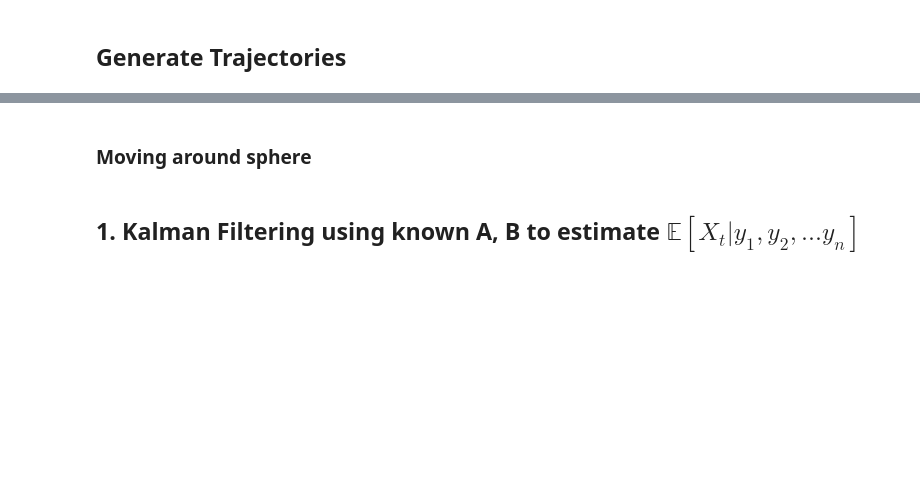
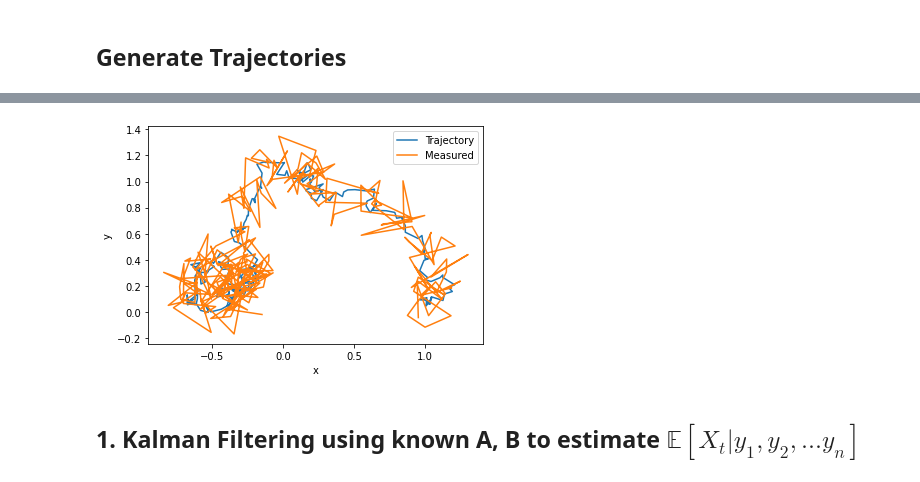
Before and after one commit to ssanghavi404/transformers-dynamical-systems, a Jupyter notebook: Baselines_tests.ipynb, the cells around one changed output, grey strips where cells are left out. Saved outputs shown, nothing was run; the diff lists cells and outputs as text; code cells hidden in the pictures; blank space fills up the shorter version.

```diff
--- a/Baselines_tests.ipynb
+++ b/Baselines_tests.ipynb
@@ -7,16 +7,14 @@ import torch
 torch.set_default_tensor_type(torch.DoubleTensor)
 rng = np.random.default_rng()
 
-import matplotlib.pyplot as plt
+from utils import *
 from trajectories import *
 
+CUT = 5 # cutoff the first few datapoints because they have too much noise so it is not a fair comparison.
 T = 250 # how long to simulate the trajectory # 100
-CUT = 5 # cutoff the first 5 elements of the trajectory
-state_dim = 2 # Dimension of the state-space
-input_dim = 1 # Dimension of inputs
-obs_dim = 2
-num_traj_train = 100; num_traj_test = 20
-num_traj = num_traj_train + num_traj_test
+# num_traj_train = 100; num_traj_test = 20
+# num_traj = num_traj_train + num_traj_test
+num_traj = 1
 # %% [markdown]
 # State Estimation: Continuous State Space
 
@@ -32,7 +28,8 @@ $\vec{y}_t = C\vec{x}_t + \vec{v}_t$ is Observation Model, where $\vec{v}_t \sim
 # %%
-A, B, C, Q, R, x0 = circular_traj_params()
+task_name = 'circular' # Choose from'circular', 'motion', 'so3', or 'accel'
+A, B, C, Q, R, x0, state_dim, input_dim, obs_dim = sys_params[task_name]
 u_seq = 0.05 * (rng.random(size=(num_traj, T, input_dim))*2 - 1)
-traj, meas = generate_traj(num_traj, T, A, B, C, Q, R, x0, u_seq)
+traj, meas = generate_traj(num_traj, T, A, B, C, Q, R, x0, u_seq, state_dim, input_dim, obs_dim)
 # traj  has shape=(num_traj, T, state_dim)
 # meas  has shape=(num_traj, T, obs_dim)
 # u_seq has shape=(num_traj, T, input_dim)
@@ -54,5 +35,0 @@ plt.show()
-# %%
-state_dim=2; input_dim=1; obs_dim=1
-A, B, C, Q, R, x0 = motion_traj_params()
-u_seq = np.zeros(shape=(num_traj, T, input_dim))
-traj, meas = generate_traj(num_traj, T, A, B, C, Q, R, x0, u_seq)
@@ -71,8 +35,0 @@ plt.show()
-# %% [markdown]
-### Moving around sphere
-# %%
-state_dim=3; input_dim=1; obs_dim=3
-num_traj=10
-A, B, C, Q, R, x0 = so3_params()
-u_seq = np.zeros(shape=(num_traj, T, input_dim))
-traj, meas = generate_traj(num_traj, T, A, B, C, Q, R, x0, u_seq)
@@ -85,3 +36,8 @@ plt.show()
+# %%
+# plot a sample trajectory and noisy measurements
+plot({'Trajectory': traj[0], 'Measured': meas[0]})
+# %% [output]
+[figure, added]
 # %% [markdown]
 ## 1. Kalman Filtering using known A, B to estimate $\mathbb{E}[X_t | y_1, y_2, ... y_n]$
 # %% [markdown]
```
Also changed, not shown: parts of 28 cells of this notebook, 8 other files.
